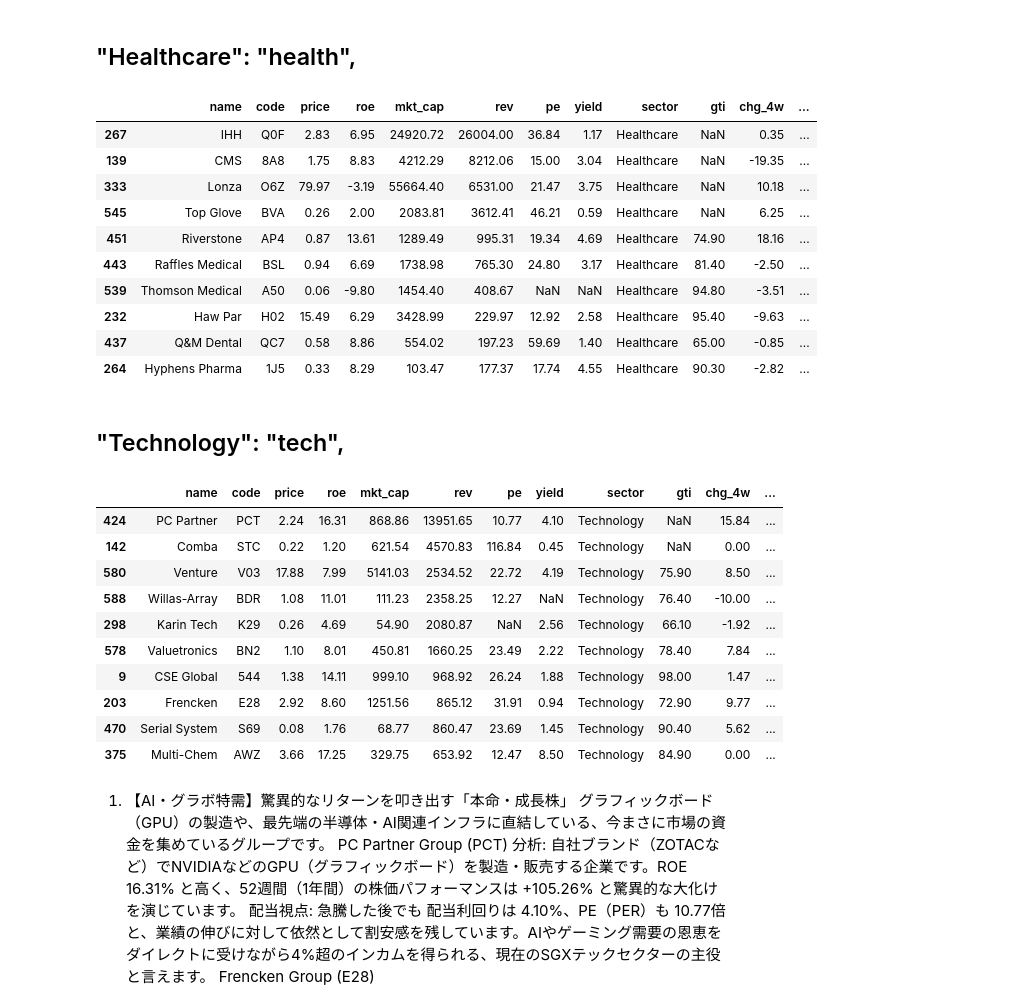
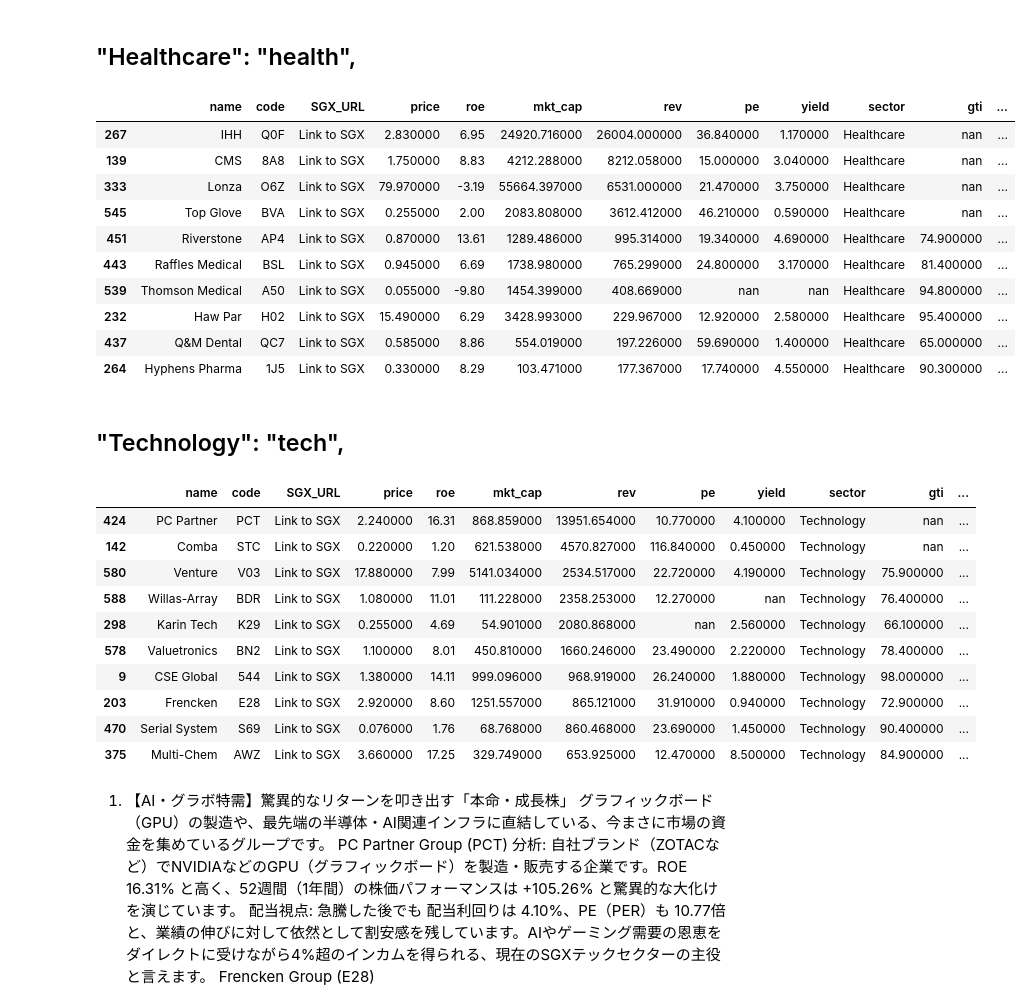
Before and after one commit to mrsmmori1234/notebooks_rep, a Jupyter notebook: notebooks/sgx_securities.ipynb, the cells around one changed output. Drawn from its saved outputs; the diff is of its cells as text; code cells hidden in the pictures.

```diff
--- a/notebooks/sgx_securities.ipynb
+++ b/notebooks/sgx_securities.ipynb
@@ -57,6 +27,11 @@ Loading: /home/mrsmmori/notebooks/Win_Downloads/Stock Screener Data 7 Jun 11-8-2
 | 2 | AsiaMedic | 505 | 0.02 | 13.34 | SGD 26.4 | SGD 35.221 | 13.14 | NaN | Healthcare | ... |
 | 3 | Fuji Offset | 508 | 0.73 | 2.33 | SGD 43.736 | SGD 3.274 | 48.34 | 0.68 | Industrials | ... |
 | 4 | DISA | 532 | 0.00 | -137.72 | SGD 14.09 | SGD 2.667 | NaN | NaN | Technology | ... |
+# %%
+def make_clickable(val):
+    if pd.notna(val):
+        return f'<a target="_blank" href="{val}">Link to SGX</a>'
+    return ""
 # %% [markdown]
 # Data Clearning
 # %%
@@ -199,6 +174,17 @@ df.head(5)
 | 2 | AsiaMedic | 505 | 0.02 | 13.34 | 26.40 | 35.22 | 13.14 | NaN | Healthcare | 66.00 | 0.00 | ... |
 | 3 | Fuji Offset | 508 | 0.73 | 2.33 | 43.74 | 3.27 | 48.34 | 0.68 | Industrials | 70.00 | 28.95 | ... |
 | 4 | DISA | 532 | 0.00 | -137.72 | 14.09 | 2.67 | NaN | NaN | Technology | 34.00 | 0.00 | ... |
+# %%
+df['SGX_URL'] = np.nan
+mask = df['code'].notna()
+df['SGX_URL'] = df['code'].apply(
+    lambda x: f'https://investors.sgx.com/market/security-details/stocks/{x}' if pd.notna(x) else None
+)
+# %%
+cols = list(df.columns)
+cols.remove('SGX_URL')
+cols.insert(2, 'SGX_URL')
+df = df[cols]
 # %%
 # 極限まで短くしたい場合のマッピング定義
 short_mapping = {
@@ -259,35 +245,35 @@ sector_dfs['cyclical'].sort_values(by="rev", ascending=False, na_position="last"
 ## "Healthcare": "health",
 # %%
 
-sector_dfs['health'].sort_values(by="rev", ascending=False, na_position="last").head(10)
+sector_dfs['health'].sort_values(by="rev", ascending=False, na_position="last").head(10).style.format({'SGX_URL': make_clickable})
 # %% [output]
-|  | name | code | price | roe | mkt_cap | rev | pe | yield | sector | gti | chg_4w | ... |
-| 267 | IHH | Q0F | 2.83 | 6.95 | 24920.72 | 26004.00 | 36.84 | 1.17 | Healthcare | NaN | 0.35 | ... |
-| 139 | CMS | 8A8 | 1.75 | 8.83 | 4212.29 | 8212.06 | 15.00 | 3.04 | Healthcare | NaN | -19.35 | ... |
-| 333 | Lonza | O6Z | 79.97 | -3.19 | 55664.40 | 6531.00 | 21.47 | 3.75 | Healthcare | NaN | 10.18 | ... |
-| 545 | Top Glove | BVA | 0.26 | 2.00 | 2083.81 | 3612.41 | 46.21 | 0.59 | Healthcare | NaN | 6.25 | ... |
-| 451 | Riverstone | AP4 | 0.87 | 13.61 | 1289.49 | 995.31 | 19.34 | 4.69 | Healthcare | 74.90 | 18.16 | ... |
-| 443 | Raffles Medical | BSL | 0.94 | 6.69 | 1738.98 | 765.30 | 24.80 | 3.17 | Healthcare | 81.40 | -2.50 | ... |
-| 539 | Thomson Medical | A50 | 0.06 | -9.80 | 1454.40 | 408.67 | NaN | NaN | Healthcare | 94.80 | -3.51 | ... |
-| 232 | Haw Par | H02 | 15.49 | 6.29 | 3428.99 | 229.97 | 12.92 | 2.58 | Healthcare | 95.40 | -9.63 | ... |
-| 437 | Q&M Dental | QC7 | 0.58 | 8.86 | 554.02 | 197.23 | 59.69 | 1.40 | Healthcare | 65.00 | -0.85 | ... |
-| 264 | Hyphens Pharma | 1J5 | 0.33 | 8.29 | 103.47 | 177.37 | 17.74 | 4.55 | Healthcare | 90.30 | -2.82 | ... |
+|  | name | code | SGX_URL | price | roe | mkt_cap | rev | pe | yield | sector | gti | ... |
+| 267 | IHH | Q0F | Link to SGX | 2.830000 | 6.95 | 24920.716000 | 26004.000000 | 36.840000 | 1.170000 | Healthcare | nan | ... |
+| 139 | CMS | 8A8 | Link to SGX | 1.750000 | 8.83 | 4212.288000 | 8212.058000 | 15.000000 | 3.040000 | Healthcare | nan | ... |
+| 333 | Lonza | O6Z | Link to SGX | 79.970000 | -3.19 | 55664.397000 | 6531.000000 | 21.470000 | 3.750000 | Healthcare | nan | ... |
+| 545 | Top Glove | BVA | Link to SGX | 0.255000 | 2.00 | 2083.808000 | 3612.412000 | 46.210000 | 0.590000 | Healthcare | nan | ... |
+| 451 | Riverstone | AP4 | Link to SGX | 0.870000 | 13.61 | 1289.486000 | 995.314000 | 19.340000 | 4.690000 | Healthcare | 74.900000 | ... |
+| 443 | Raffles Medical | BSL | Link to SGX | 0.945000 | 6.69 | 1738.980000 | 765.299000 | 24.800000 | 3.170000 | Healthcare | 81.400000 | ... |
+| 539 | Thomson Medical | A50 | Link to SGX | 0.055000 | -9.80 | 1454.399000 | 408.669000 | nan | nan | Healthcare | 94.800000 | ... |
+| 232 | Haw Par | H02 | Link to SGX | 15.490000 | 6.29 | 3428.993000 | 229.967000 | 12.920000 | 2.580000 | Healthcare | 95.400000 | ... |
+| 437 | Q&M Dental | QC7 | Link to SGX | 0.585000 | 8.86 | 554.019000 | 197.226000 | 59.690000 | 1.400000 | Healthcare | 65.000000 | ... |
+| 264 | Hyphens Pharma | 1J5 | Link to SGX | 0.330000 | 8.29 | 103.471000 | 177.367000 | 17.740000 | 4.550000 | Healthcare | 90.300000 | ... |
 # %% [markdown]
 ## "Technology": "tech",
 # %%
-sector_dfs['tech'].sort_values(by="rev", ascending=False, na_position="last").head(10)
+sector_dfs['tech'].sort_values(by="rev", ascending=False, na_position="last").head(10).style.format({'SGX_URL': make_clickable})
 # %% [output]
-|  | name | code | price | roe | mkt_cap | rev | pe | yield | sector | gti | chg_4w | ... |
-| 424 | PC Partner | PCT | 2.24 | 16.31 | 868.86 | 13951.65 | 10.77 | 4.10 | Technology | NaN | 15.84 | ... |
-| 142 | Comba | STC | 0.22 | 1.20 | 621.54 | 4570.83 | 116.84 | 0.45 | Technology | NaN | 0.00 | ... |
-| 580 | Venture | V03 | 17.88 | 7.99 | 5141.03 | 2534.52 | 22.72 | 4.19 | Technology | 75.90 | 8.50 | ... |
-| 588 | Willas-Array | BDR | 1.08 | 11.01 | 111.23 | 2358.25 | 12.27 | NaN | Technology | 76.40 | -10.00 | ... |
-| 298 | Karin Tech | K29 | 0.26 | 4.69 | 54.90 | 2080.87 | NaN | 2.56 | Technology | 66.10 | -1.92 | ... |
-| 578 | Valuetronics | BN2 | 1.10 | 8.01 | 450.81 | 1660.25 | 23.49 | 2.22 | Technology | 78.40 | 7.84 | ... |
-| 9 | CSE Global | 544 | 1.38 | 14.11 | 999.10 | 968.92 | 26.24 | 1.88 | Technology | 98.00 | 1.47 | ... |
-| 203 | Frencken | E28 | 2.92 | 8.60 | 1251.56 | 865.12 | 31.91 | 0.94 | Technology | 72.90 | 9.77 | ... |
-| 470 | Serial System | S69 | 0.08 | 1.76 | 68.77 | 860.47 | 23.69 | 1.45 | Technology | 90.40 | 5.62 | ... |
-| 375 | Multi-Chem | AWZ | 3.66 | 17.25 | 329.75 | 653.92 | 12.47 | 8.50 | Technology | 84.90 | 0.00 | ... |
+|  | name | code | SGX_URL | price | roe | mkt_cap | rev | pe | yield | sector | gti | ... |
+| 424 | PC Partner | PCT | Link to SGX | 2.240000 | 16.31 | 868.859000 | 13951.654000 | 10.770000 | 4.100000 | Technology | nan | ... |
+| 142 | Comba | STC | Link to SGX | 0.220000 | 1.20 | 621.538000 | 4570.827000 | 116.840000 | 0.450000 | Technology | nan | ... |
+| 580 | Venture | V03 | Link to SGX | 17.880000 | 7.99 | 5141.034000 | 2534.517000 | 22.720000 | 4.190000 | Technology | 75.900000 | ... |
+| 588 | Willas-Array | BDR | Link to SGX | 1.080000 | 11.01 | 111.228000 | 2358.253000 | 12.270000 | nan | Technology | 76.400000 | ... |
+| 298 | Karin Tech | K29 | Link to SGX | 0.255000 | 4.69 | 54.901000 | 2080.868000 | nan | 2.560000 | Technology | 66.100000 | ... |
+| 578 | Valuetronics | BN2 | Link to SGX | 1.100000 | 8.01 | 450.810000 | 1660.246000 | 23.490000 | 2.220000 | Technology | 78.400000 | ... |
+| 9 | CSE Global | 544 | Link to SGX | 1.380000 | 14.11 | 999.096000 | 968.919000 | 26.240000 | 1.880000 | Technology | 98.000000 | ... |
+| 203 | Frencken | E28 | Link to SGX | 2.920000 | 8.60 | 1251.557000 | 865.121000 | 31.910000 | 0.940000 | Technology | 72.900000 | ... |
+| 470 | Serial System | S69 | Link to SGX | 0.076000 | 1.76 | 68.768000 | 860.468000 | 23.690000 | 1.450000 | Technology | 90.400000 | ... |
+| 375 | Multi-Chem | AWZ | Link to SGX | 3.660000 | 17.25 | 329.749000 | 653.925000 | 12.470000 | 8.500000 | Technology | 84.900000 | ... |
 # %% [markdown]
 1. 【AI・グラボ特需】驚異的なリターンを叩き出す「本命・成長株」
 グラフィックボード（GPU）の製造や、最先端の半導体・AI関連インフラに直結している、今まさに市場の資金を集めているグループです。
```
Also changed, not shown: parts of 12 cells of this notebook, 5 other files.
